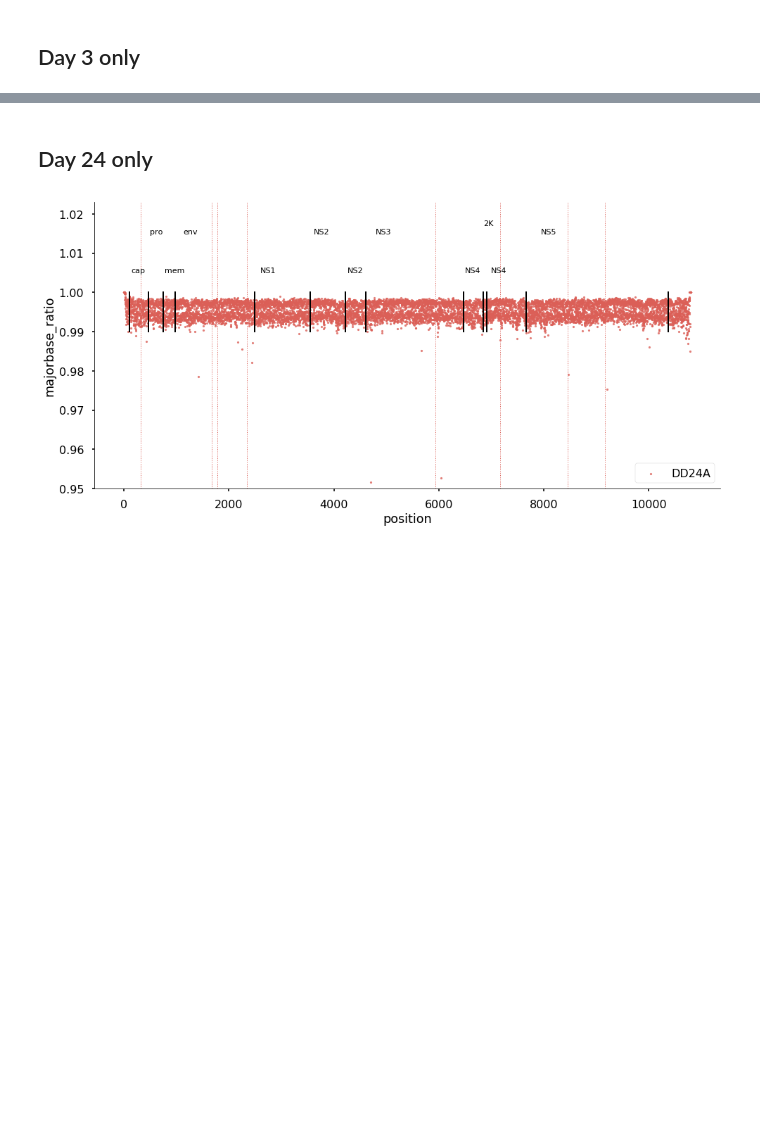
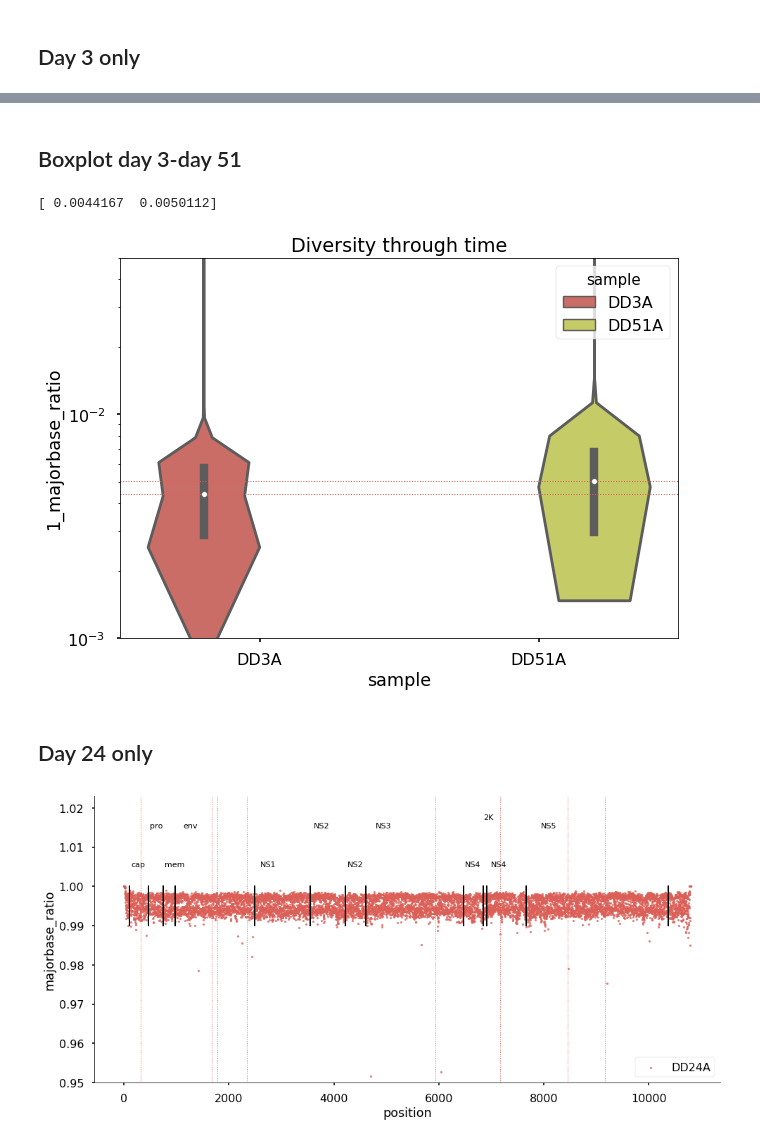
Before and after one commit to Boussau/Notebooks, a Jupyter notebook: Notebooks/Viromics/Analysis_of_first_libraries.ipynb, the cells around one changed output, grey strips where cells are left out. Drawn from its saved outputs; the diff is of its cells as text; code cells hidden in the pictures; blank space fills up the shorter version.

```diff
--- a/Notebooks/Viromics/Analysis_of_first_libraries.ipynb
+++ b/Notebooks/Viromics/Analysis_of_first_libraries.ipynb
@@ -145,3 +154,24 @@ plot_genes()
+# %% [markdown]
+## Boxplot day 3-day 51
+# %%
+overlay_table_concat_nointer = overlay_table_concat.loc[ (overlay_table_concat['sample']!= "DD24A") & (overlay_table_concat['sample']!= "DD12A") & (overlay_table_concat['sample']!= "DD9A") & (overlay_table_concat['sample']!= "DD6A")]
+
+f, ax = plt.subplots(figsize=(10, 7))
+ax.set(yscale="log")
+lm=sns.violinplot(x='sample', y="1_majorbase_ratio", data=overlay_table_concat_nointer,  hue='sample', ax=ax, bw=0.2)
+axes = lm.axes
+axes.set_ylim(0.001,0.05)
+axes.set(yscale="log")
+
+medians = overlay_table_concat_nointer.groupby(['sample'])['1_majorbase_ratio'].median().values
+plt.axhline(y=medians[0], linewidth=1, linestyle=':')
+plt.axhline(y=medians[1], linewidth=1, linestyle=':')
+print(medians)
+# giving title to the plot
+plt.title("Diversity through time");
+# %% [output]
+[ 0.0044167  0.0050112]
+[figure, added]
 # %% [markdown]
 ## Day 24 only
 # %%
```
Also changed, not shown: parts of 16 cells of this notebook.
